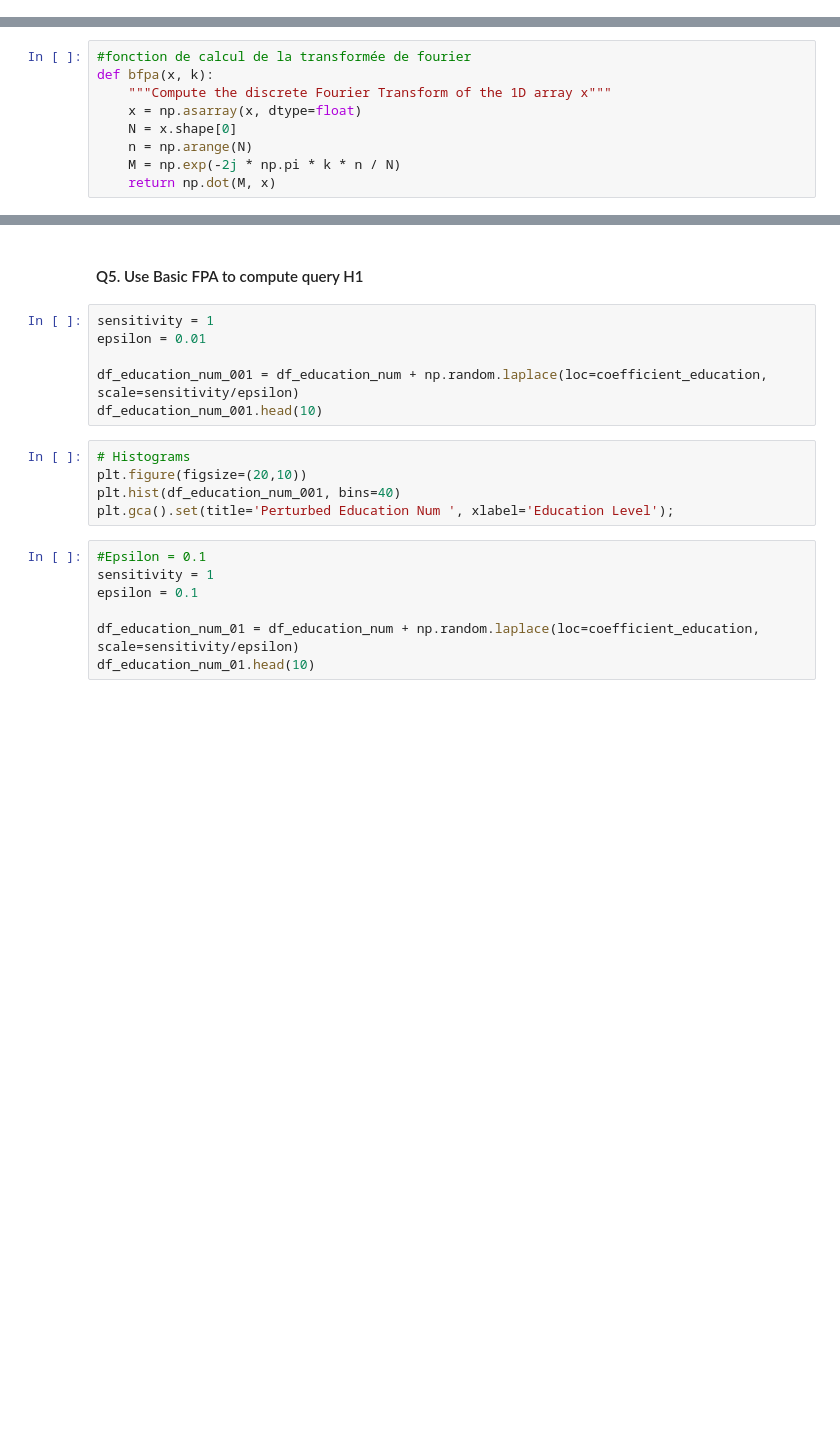
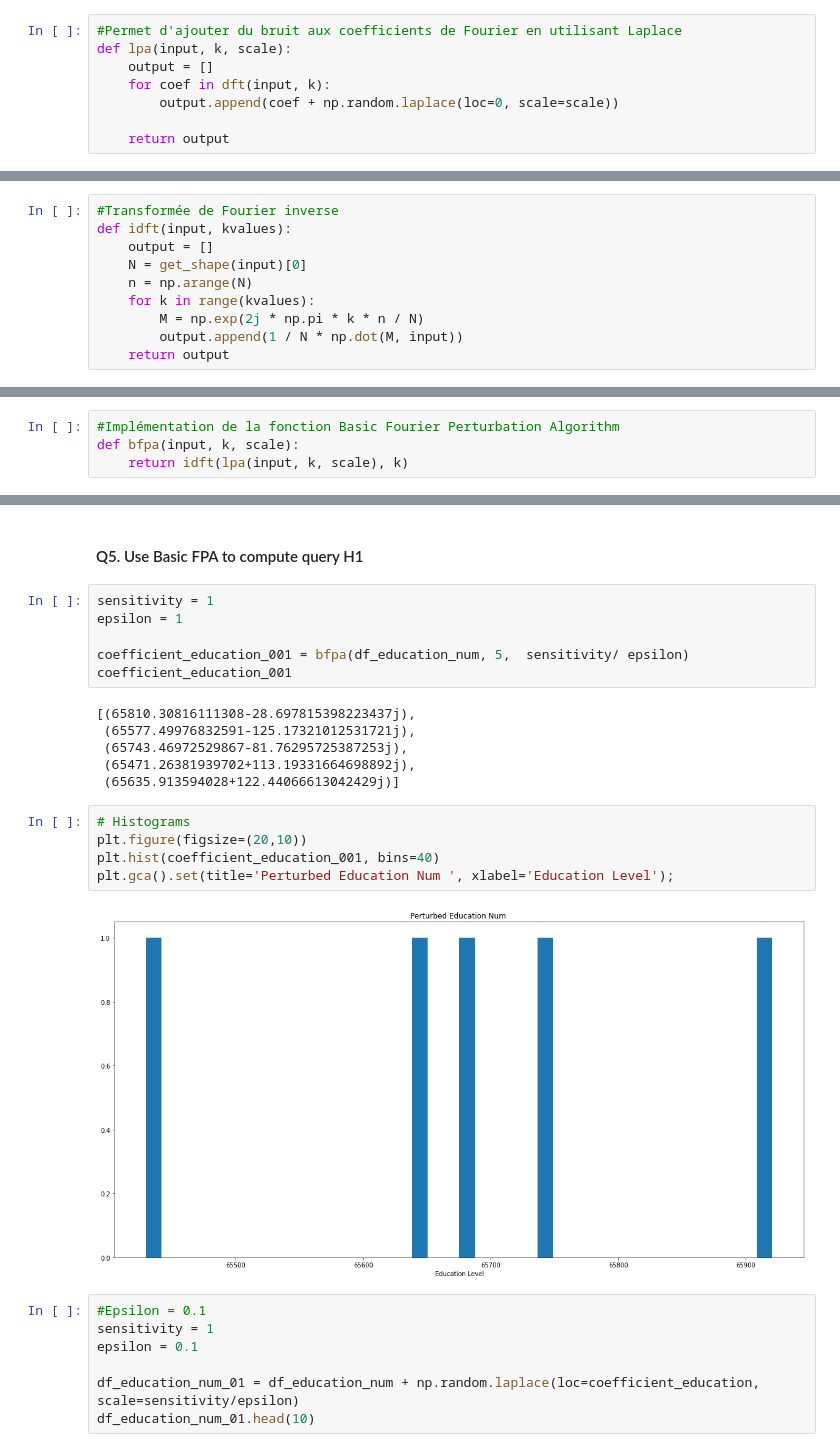
Before and after one commit to awadiaby/Projet_SBD, a Jupyter notebook: SBD.ipynb, the cells around one changed output, grey strips where cells are left out. Saved outputs shown, nothing was run; the diff lists cells and outputs as text; blank space fills up the shorter version.

Commit message:
Implementation de bfpa

```diff
--- a/SBD.ipynb
+++ b/SBD.ipynb
@@ -326,0 +333,8 @@ DFT
+# %%
+#Permet d'ajouter du bruit aux coefficients de Fourier en utilisant Laplace
+def lpa(input, k, scale):
+    output = []
+    for coef in dft(input, k):
+        output.append(coef + np.random.laplace(loc=0, scale=scale))
+
+    return output
@@ -327,11 +371,12 @@ DFT
 # %%
-#fonction de calcul de la transformée de fourier
-def bfpa(x, k):
-    """Compute the discrete Fourier Transform of the 1D array x"""
-    x = np.asarray(x, dtype=float)
-    N = x.shape[0]
+#Transformée de Fourier inverse
+def idft(input, kvalues):
+    output = []
+    N = get_shape(input)[0]
     n = np.arange(N)
-    M = np.exp(-2j * np.pi * k * n / N)
-    return np.dot(M, x)
+    for k in range(kvalues):
+        M = np.exp(2j * np.pi * k * n / N)
+        output.append(1 / N * np.dot(M, input))
+    return output
 # %%
 x = np.random.random(1024)
@@ -344,0 +417,4 @@ array([514.26253978+0.j        ,  -3.03416959-1.1632463j ,
+# %%
+#Implémentation de la fonction Basic Fourier Perturbation Algorithm
+def bfpa(input, k, scale):
+    return idft(lpa(input, k, scale), k)
@@ -350,16 +433,24 @@ coefficient_education
 # %% [markdown]
 #### Q5. Use Basic FPA to compute query H1
-# %%
-sensitivity = 1
-epsilon = 0.01
-
-df_education_num_001 = df_education_num + np.random.laplace(loc=coefficient_education, scale=sensitivity/epsilon)
-df_education_num_001.head(10)
+# %%
+sensitivity = 1
+epsilon = 1
+
+coefficient_education_001 = bfpa(df_education_num, 5,  sensitivity/ epsilon)
+coefficient_education_001
+# %% [output]
+[(65810.30816111308-28.697815398223437j),
+ (65577.49976832591-125.17321012531721j),
+ (65743.46972529867-81.76295725387253j),
+ (65471.26381939702+113.19331664698892j),
+ (65635.913594028+122.44066613042429j)]
 # %%
 # Histograms
 plt.figure(figsize=(20,10))
-plt.hist(df_education_num_001, bins=40)
+plt.hist(coefficient_education_001, bins=40)
 plt.gca().set(title='Perturbed Education Num ', xlabel='Education Level');
+# %% [output]
+[figure, added]
 # %%
 #Epsilon = 0.1
 sensitivity = 1
```
Also changed, not shown: parts of 23 cells of this notebook.
